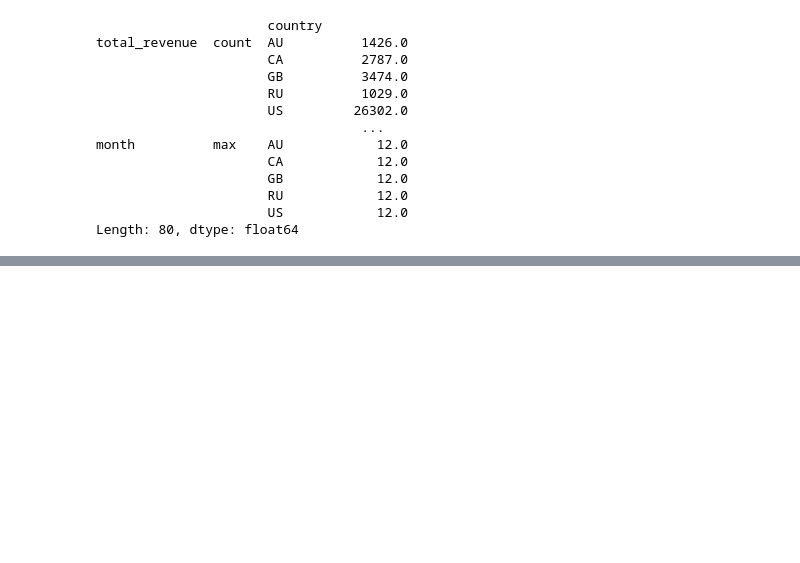
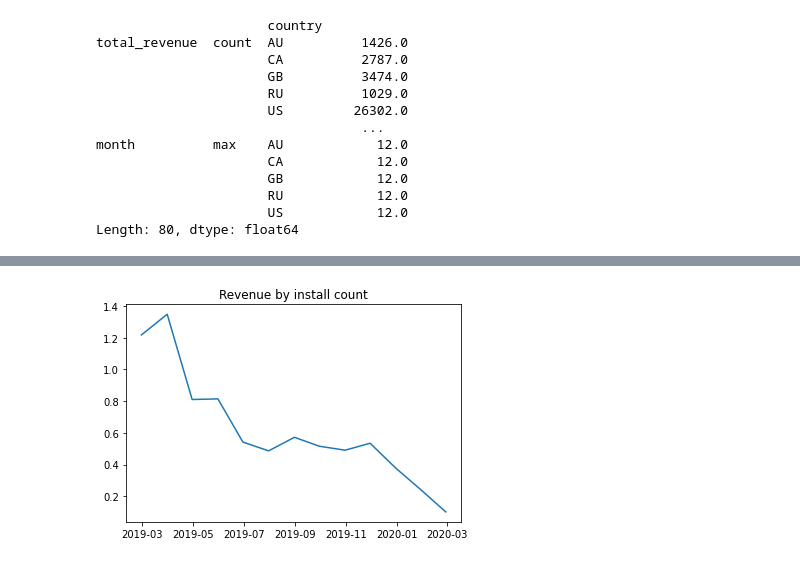
Before and after one commit to OlaKozak/CF, a Jupyter notebook: CF_v1.ipynb, the cells around one changed output, grey strips where cells are left out. Drawn from its saved outputs; the diff is of its cells as text; code cells hidden in the pictures; blank space fills up the shorter version.

```diff
--- a/CF_v1.ipynb
+++ b/CF_v1.ipynb
@@ -178,0 +208,6 @@ Stopping at filesystem boundary (GIT_DISCOVERY_ACROSS_FILESYSTEM not set).
+# %%
+plt.plot(grouped_month.rev_by_count)
+plt.title('Revenue by install count')
+plt.show()
+# %% [output]
+[figure, added]
```
Also changed, not shown: parts of 20 cells of this notebook.
